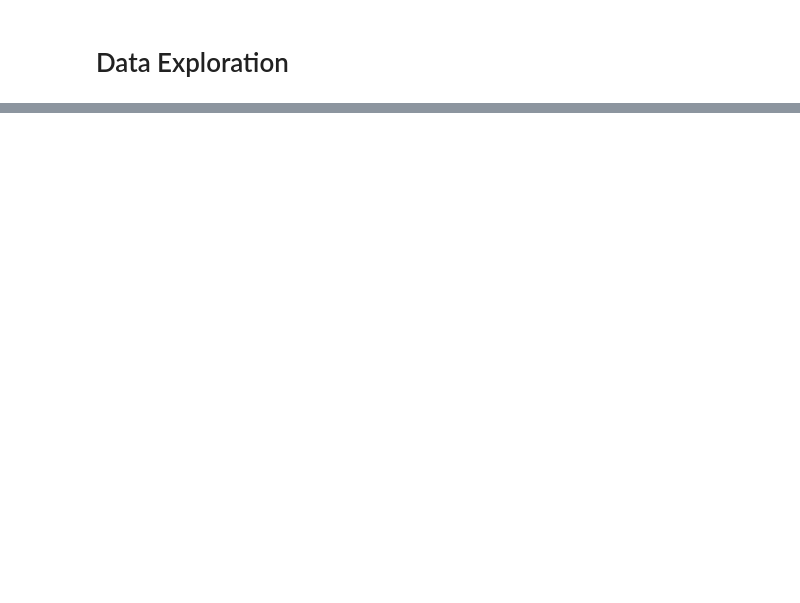
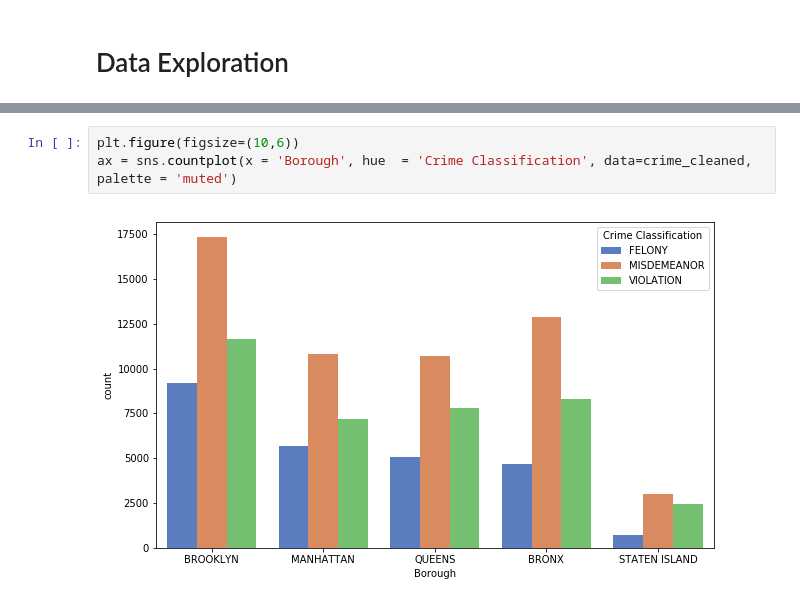
Before and after one commit to aclao89/NYC_Race-SAT, a Jupyter notebook: NYPD Crime 2011.ipynb, the cells around one changed output, grey strips where cells are left out. Drawn from its saved outputs; the diff is of its cells as text; blank space fills up the shorter version.

```diff
--- a/NYPD Crime 2011.ipynb
+++ b/NYPD Crime 2011.ipynb
@@ -127,3 +207,8 @@ patrol_series
+# %%
+plt.figure(figsize=(10,6))
+ax = sns.countplot(x = 'Borough', hue  = 'Crime Classification', data=crime_cleaned, palette = 'muted')
+# %% [output]
+[figure, added]
 # %%
 f, ax = plt.subplots(figsize=(8,6))
 
```
Also changed, not shown: parts of 14 cells of this notebook, 4 other files.
